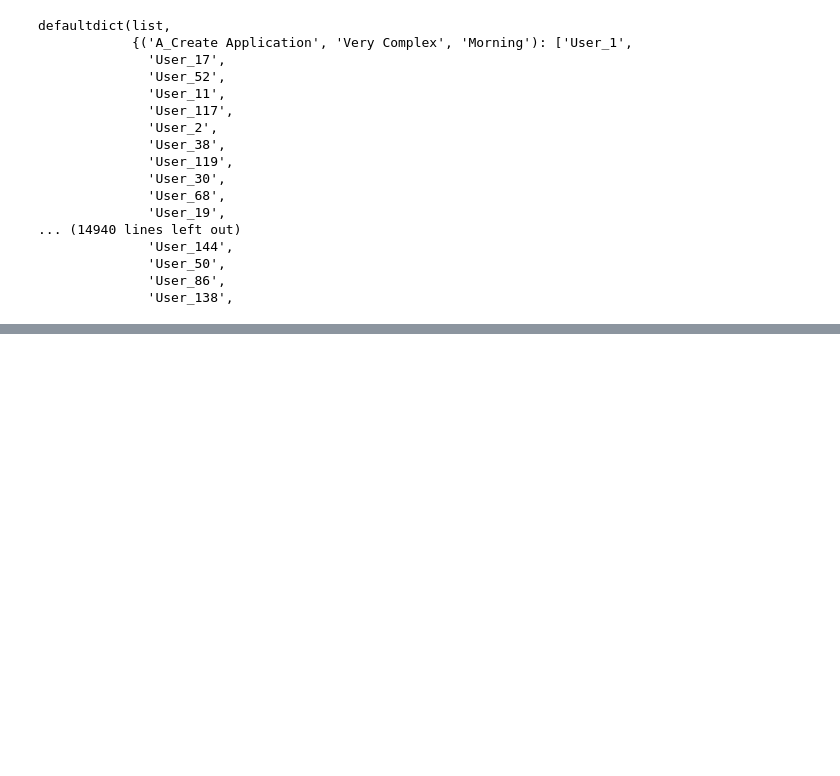
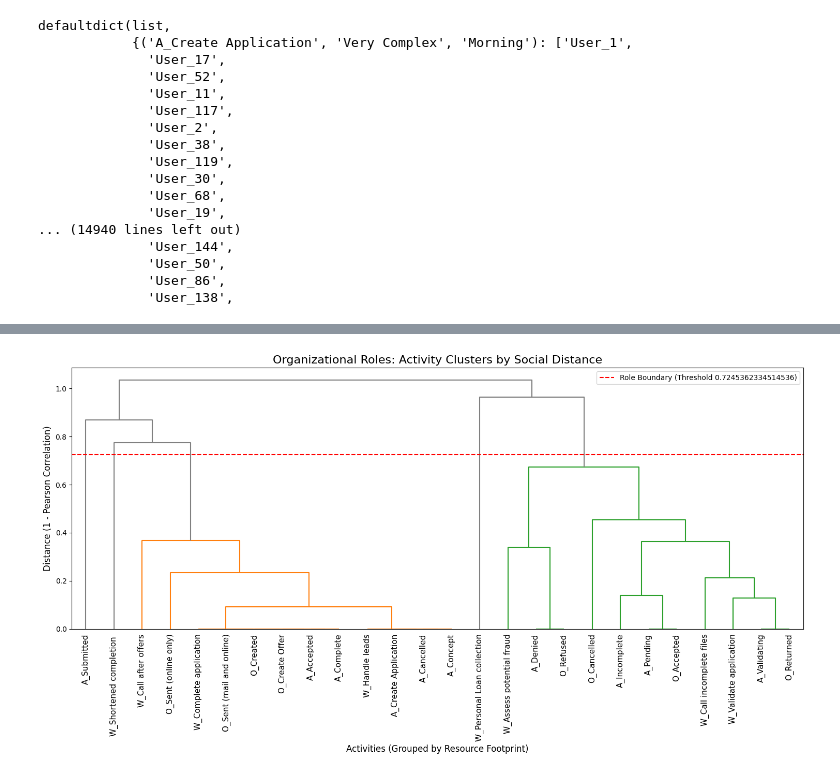
Before and after one commit to moritzhwnr/BPI_Simulation, a Jupyter notebook: resource_permissions/role_permission.ipynb, the cells around one changed output, grey strips where cells are left out. Cells and saved outputs as stored; diff of their text form; code cells hidden in the pictures; blank space fills up the shorter version.

Commit message:
updated resources and fixed bugs

```diff
--- a/resource_permissions/role_permission.ipynb
+++ b/resource_permissions/role_permission.ipynb
@@ -100,0 +121,5 @@ Process complete.
+# %%
+# Usage:
+rp.plot_colored_dendrogram(Z, activity_clusters, resource_allocation_df.columns)
+# %% [output]
+[figure, added]
```
Also changed, not shown: parts of 3 cells of this notebook, 9 other files.
